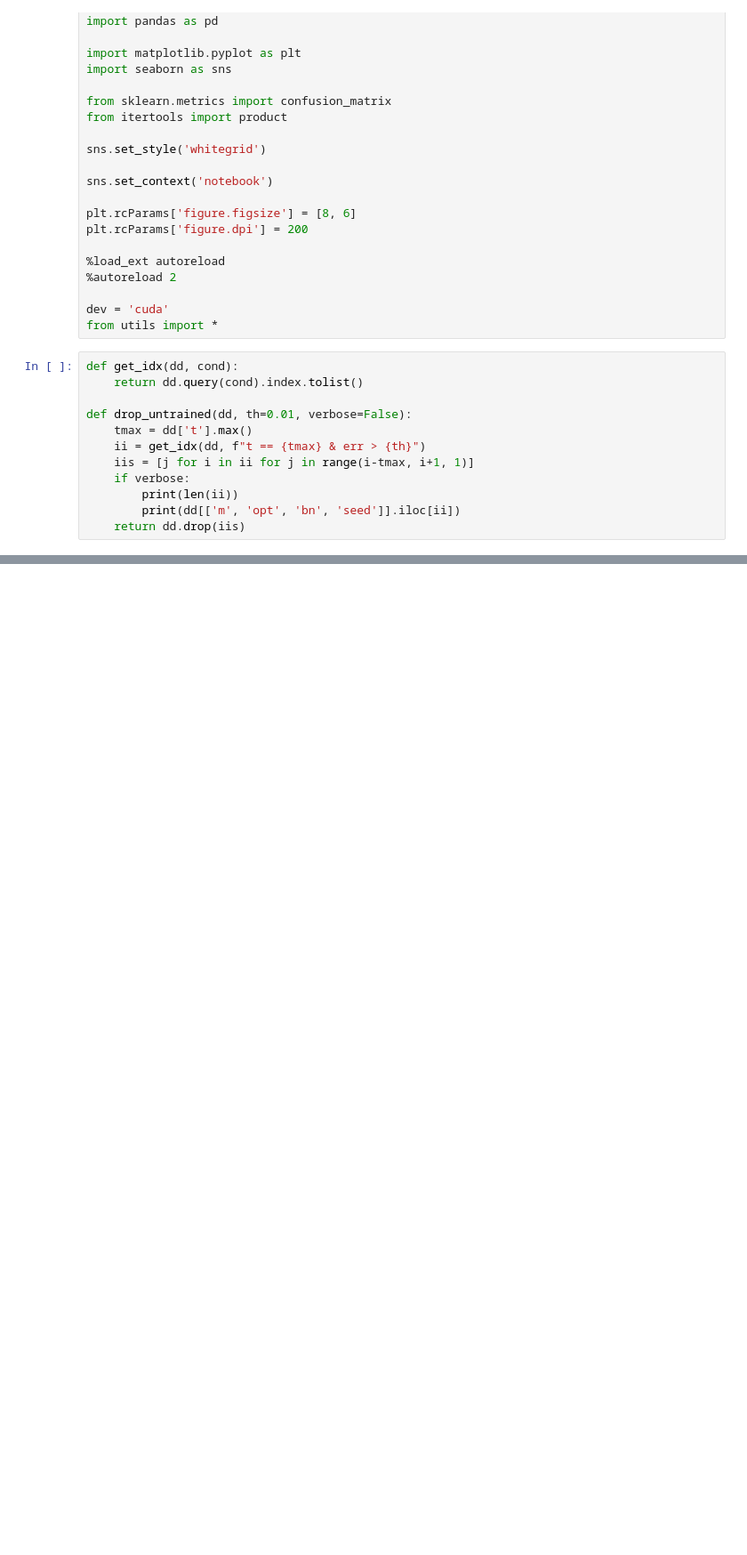
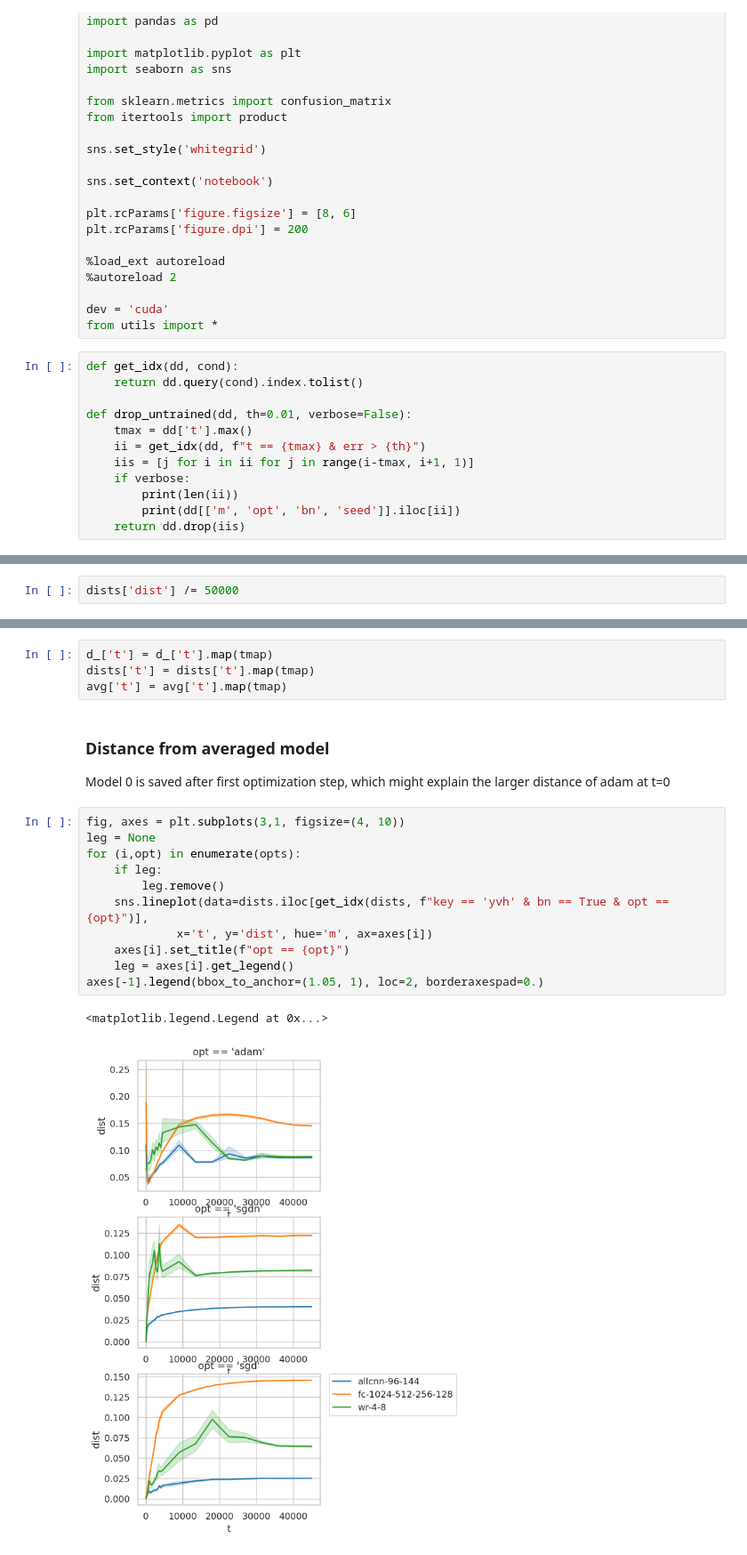
Before and after one commit to grasp-lyrl/low-dimensional-deepnets, a Jupyter notebook: avg_models.ipynb, the cells around one changed output, grey strips where cells are left out. Shown at 89% size. Drawn from its saved outputs; the diff is of its cells as text; blank space fills up the shorter version.

```diff
--- a/avg_models.ipynb
+++ b/avg_models.ipynb
@@ -93,3 +98,5 @@ d = load_d(loc, cond={'bs':200, 'aug':True, 'wd':0.0})
 Index(['seed', 'm', 'opt', 'lr', 'wd', 'bn', 'aug', 'bs', 't', 'yh', 'f', 'e',
        'yvh', 'fv', 'ev', 'err', 'verr', 'favg', 'vfavg'],
       dtype='object') 3600
+# %%
+dists['dist'] /= 50000
@@ -95,0 +124,21 @@ Index(['seed', 'm', 'opt', 'lr', 'wd', 'bn', 'aug', 'bs', 't', 'yh', 'f', 'e',
+# %%
+d_['t'] = d_['t'].map(tmap)
+dists['t'] = dists['t'].map(tmap)
+avg['t'] = avg['t'].map(tmap)
+# %% [markdown]
+### Distance from averaged model
+Model 0 is saved after first optimization step, which might explain the larger distance of adam at t=0
+# %%
+fig, axes = plt.subplots(3,1, figsize=(4, 10))
+leg = None
+for (i,opt) in enumerate(opts):
+    if leg:
+        leg.remove()
+    sns.lineplot(data=dists.iloc[get_idx(dists, f"key == 'yvh' & bn == True & opt == {opt}")],
+             x='t', y='dist', hue='m', ax=axes[i])
+    axes[i].set_title(f"opt == {opt}")
+    leg = axes[i].get_legend()
+axes[-1].legend(bbox_to_anchor=(1.05, 1), loc=2, borderaxespad=0.)
+# %% [output]
+<matplotlib.legend.Legend at 0x...>
+[figure, added]
```
Also changed, not shown: parts of 29 cells of this notebook, 8 other files.
